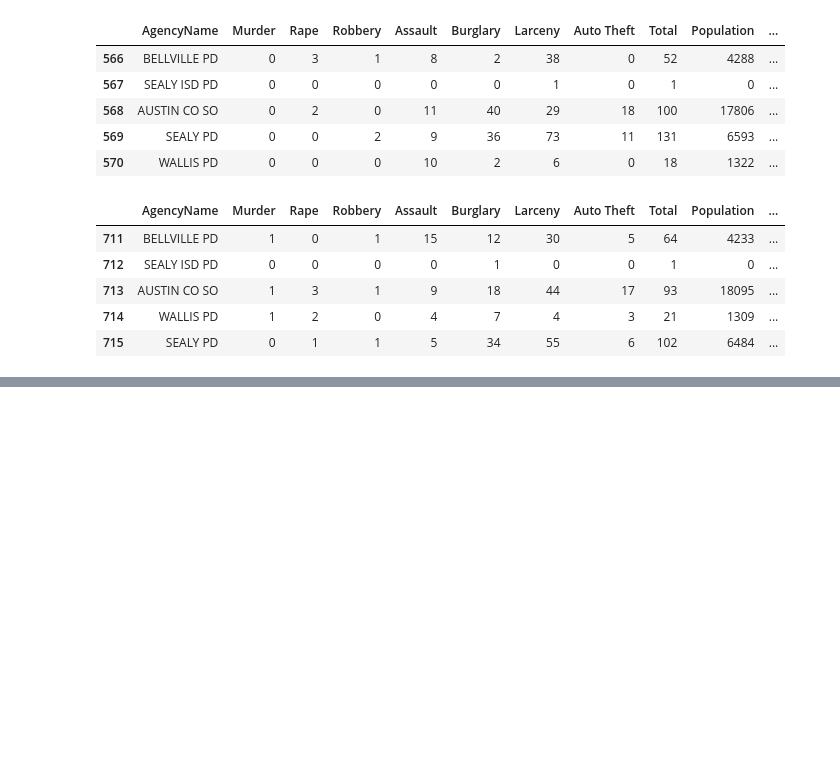
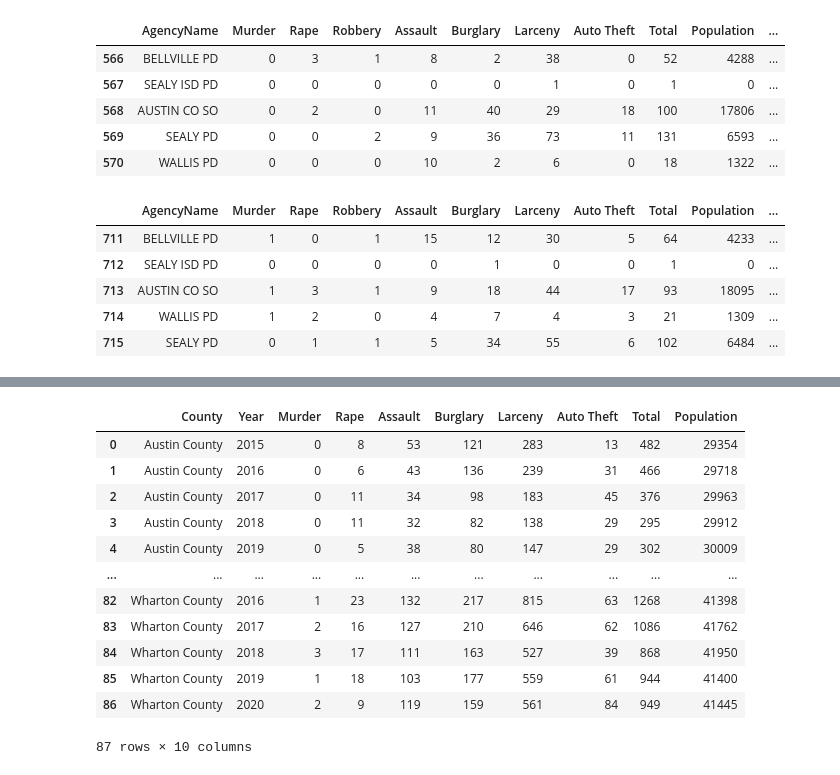
Before and after one commit to MiguelB512/Harris_Crime_Trends, a Jupyter notebook: Crime_Data_Exploration.ipynb, the cells around one changed output, grey strips where cells are left out. Drawn from its saved outputs; the diff is of its cells as text; code cells hidden in the pictures; blank space fills up the shorter version.

```diff
--- a/Crime_Data_Exploration.ipynb
+++ b/Crime_Data_Exploration.ipynb
@@ -253,0 +232,3 @@ county_summary_df.head(20)
+# %%
+county_summary = counties_df.groupby(["County", "Year"]).sum()
+county_summary
@@ -253,0 +250,17 @@ county_summary_df.head(20)
+# %%
+county_summary_df = pd.DataFrame(county_summary).reset_index()
+county_summary_df
+# %% [output]
+|  | County | Year | Murder | Rape | Assault | Burglary | Larceny | Auto Theft | Total | Population |
+| 0 | Austin County | 2015 | 0 | 8 | 53 | 121 | 283 | 13 | 482 | 29354 |
+| 1 | Austin County | 2016 | 0 | 6 | 43 | 136 | 239 | 31 | 466 | 29718 |
+| 2 | Austin County | 2017 | 0 | 11 | 34 | 98 | 183 | 45 | 376 | 29963 |
+| 3 | Austin County | 2018 | 0 | 11 | 32 | 82 | 138 | 29 | 295 | 29912 |
+| 4 | Austin County | 2019 | 0 | 5 | 38 | 80 | 147 | 29 | 302 | 30009 |
+| ... | ... | ... | ... | ... | ... | ... | ... | ... | ... | ... |
+| 82 | Wharton County | 2016 | 1 | 23 | 132 | 217 | 815 | 63 | 1268 | 41398 |
+| 83 | Wharton County | 2017 | 2 | 16 | 127 | 210 | 646 | 62 | 1086 | 41762 |
+| 84 | Wharton County | 2018 | 3 | 17 | 111 | 163 | 527 | 39 | 868 | 41950 |
+| 85 | Wharton County | 2019 | 1 | 18 | 103 | 177 | 559 | 61 | 944 | 41400 |
+| 86 | Wharton County | 2020 | 2 | 9 | 119 | 159 | 561 | 84 | 949 | 41445 |
+87 rows × 10 columns
```
Also changed, not shown: parts of 15 cells of this notebook.
